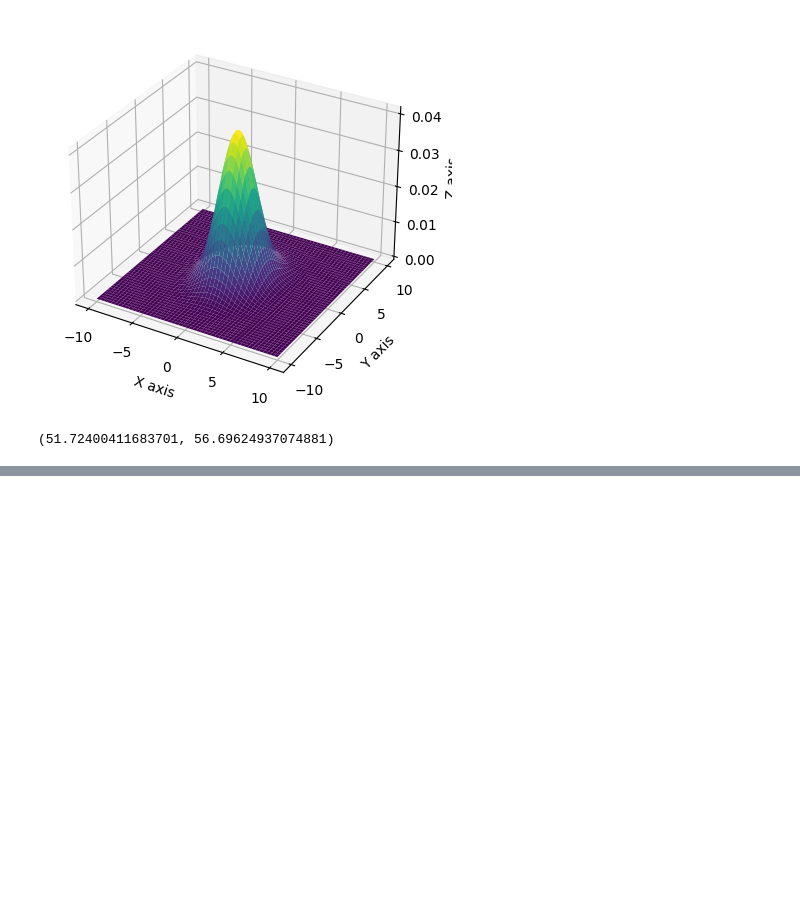
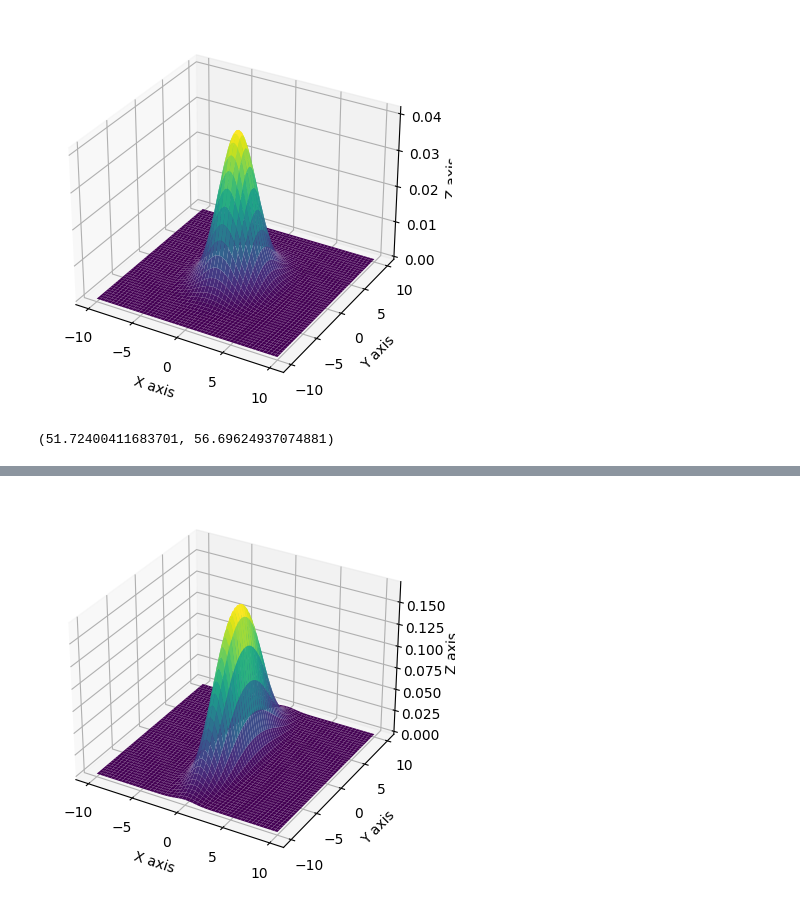
Before and after one commit to Rachel-0420/Cross-Entropy-Fast-Transient, a Jupyter notebook: HighD Normal Distribution.ipynb, the cells around one changed output, grey strips where cells are left out. Saved outputs shown, nothing was run; the diff lists cells and outputs as text; code cells hidden in the pictures; blank space fills up the shorter version.

```diff
--- a/HighD Normal Distribution.ipynb
+++ b/HighD Normal Distribution.ipynb
@@ -108,3 +141,11 @@ print((ref_3, ref_4))
 [figure]
 [figure]
 (51.72400411683701, 56.69624937074881)
+# %%
+# overall cross entropy
+
+var3 = func_3.pdf(pos)
+var4 = func_4.logpdf(pos)
+
+H2 = - var3 * var4
+print(H2)
@@ -110,0 +166,11 @@ print((ref_3, ref_4))
+# %%
+# Figure of the overall cross entropy
+
+fig, ax = plt.subplots(subplot_kw = {"projection": "3d"})
+ax.plot_surface(X, Y, H2, cmap='viridis',linewidth=0)
+ax.set_xlabel('X axis')
+ax.set_ylabel('Y axis')
+ax.set_zlabel('Z axis')
+plt.show()
+# %% [output]
+[figure, added]
```
Also changed, not shown: parts of 6 cells of this notebook.
